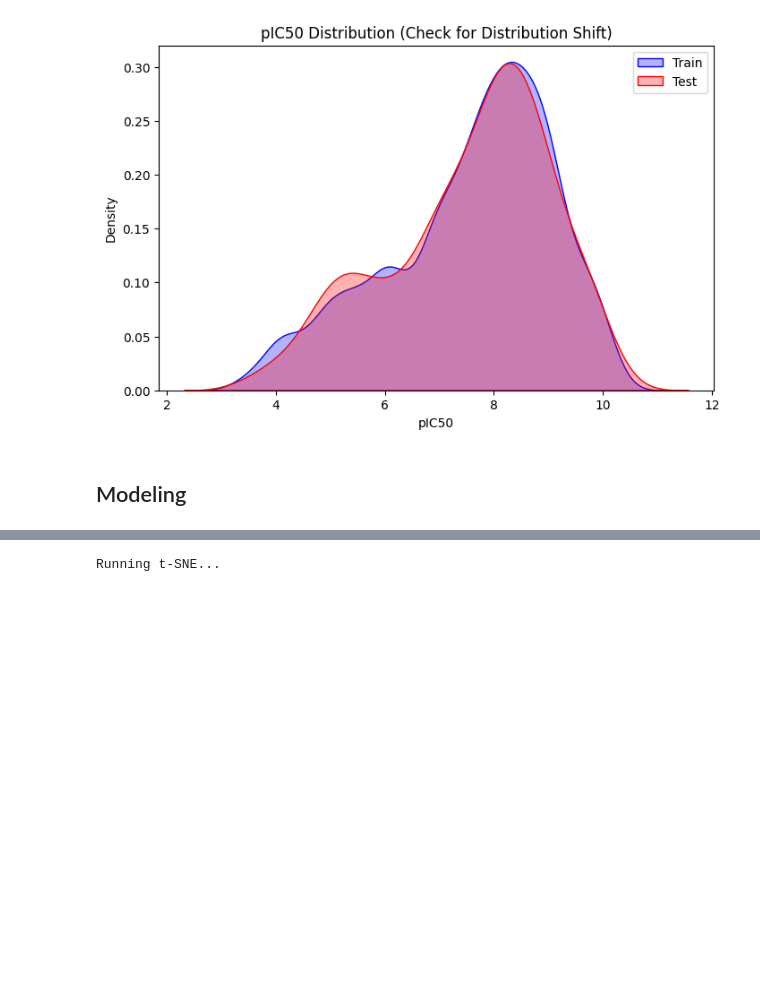
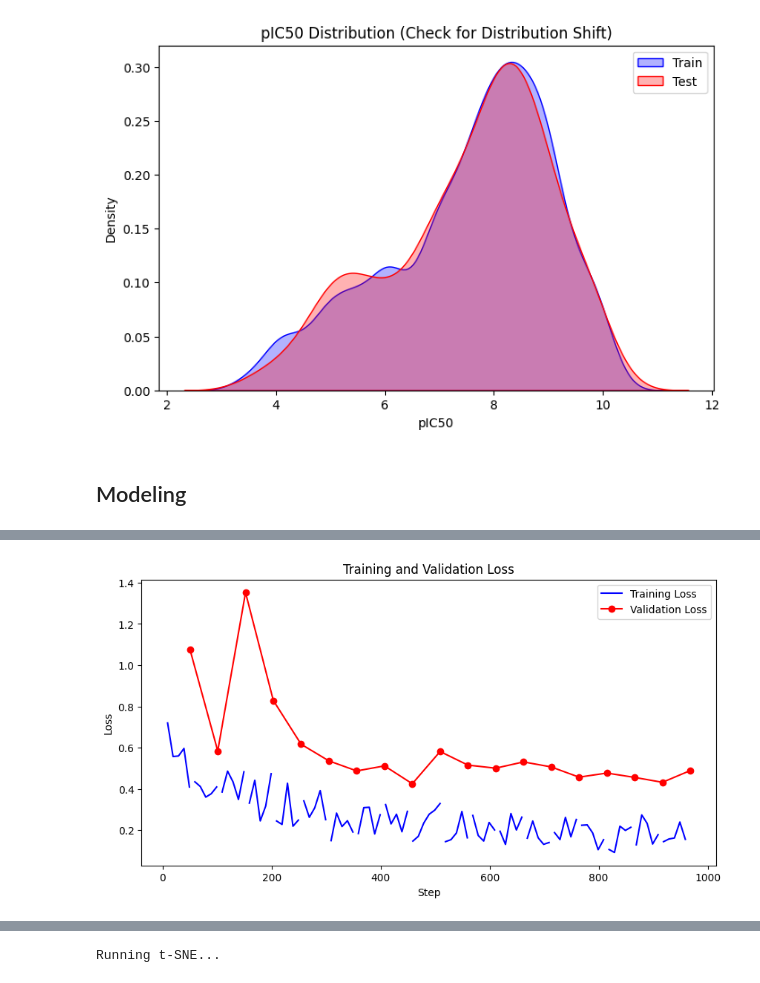
Before and after one commit to Djtrainer/cancer_research, a Jupyter notebook: notebooks/mdm2_breaker_model_eda.ipynb, the cells around one changed output, grey strips where cells are left out. Cells and saved outputs as stored; diff of their text form; code cells hidden in the pictures; blank space fills up the shorter version.

```diff
--- a/notebooks/mdm2_breaker_model_eda.ipynb
+++ b/notebooks/mdm2_breaker_model_eda.ipynb
@@ -403,30 +37,0 @@ def load_model_from_checkpoint(model_class, checkpoint_path):
-# %%
-def plot_loss(csv_path):
-    df = pd.read_csv(csv_path)
-    fix, ax = plt.subplots(figsize=(10, 5))
-
-    df.plot(
-        x="step",
-        y="train_loss",
-        title="Training Loss",
-        ax=ax,
-        label="Training Loss",
-        color="blue",
-        legend=True,
-        style="-",
-    )
-    df.dropna(subset=["val_loss"]).plot(
-        x="step",
-        y="val_loss",
-        title="Validation Loss",
-        ax=ax,
-        label="Validation Loss",
-        color="red",
-        legend=True,
-        style="-o",
-    )
-    ax.set_xlabel("Step")
-    ax.set_ylabel("Loss")
-    ax.set_title("Training and Validation Loss")
-    ax.legend()
-    plt.show()
@@ -741,0 +176,4 @@ TPU available: False, using: 0 TPU cores
+# %%
+plot_loss("lightning_logs/version_17/metrics.csv")
+# %% [output]
+[figure, added]
```
Also changed, not shown: parts of 38 cells of this notebook, 9 other files.
